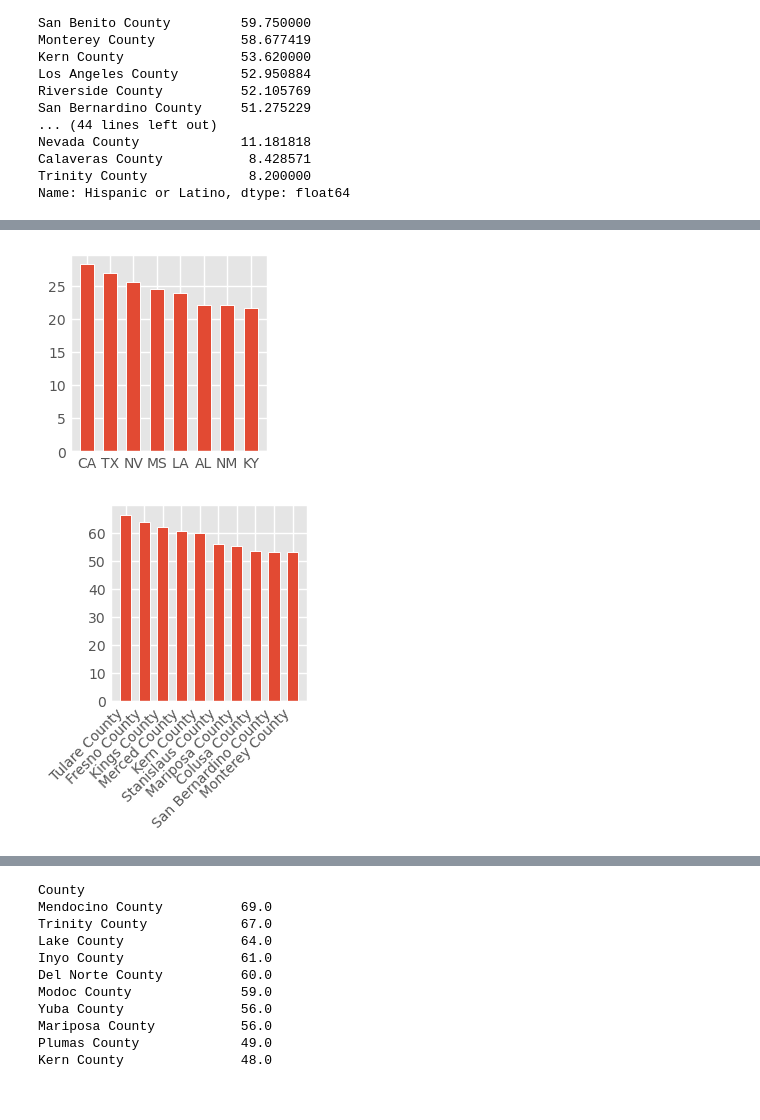
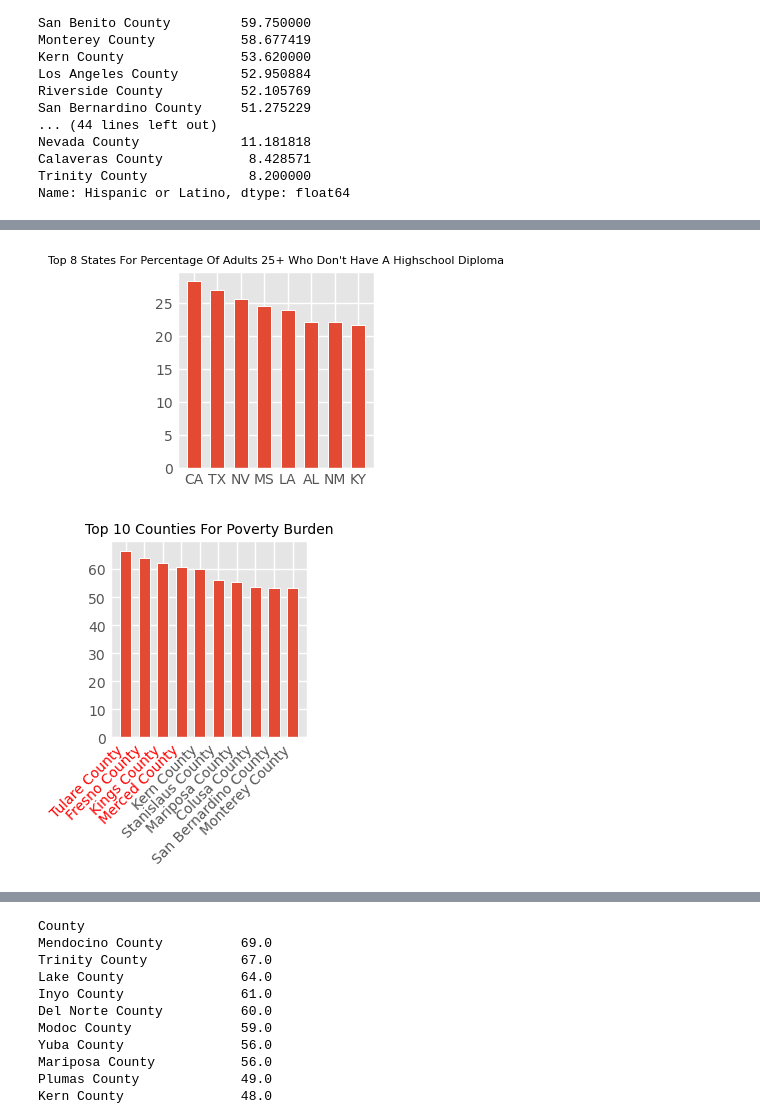
Before and after one commit to PerryWithAP/CDC-2026---Biokind-Team, a Jupyter notebook: Perry-Test.ipynb, the cells around one changed output, grey strips where cells are left out. Cells and saved outputs as stored; diff of their text form; code cells hidden in the pictures.

```diff
--- a/Perry-Test.ipynb
+++ b/Perry-Test.ipynb
@@ -498,3 +499,17 @@ Nevada County             11.181818
 Calaveras County           8.428571
 Trinity County             8.200000
 Name: Hispanic or Latino, dtype: float64
+# %%
+DF_CA_agg_Hispanic_top_10 = DF_CA_agg_Hispanic_Sorted[:5]
+
+plt.style.use('ggplot')
+
+fig, ax = plt.subplots()
+
+ax.bar(DF_CA_agg_Hispanic_top_10.index, DF_CA_agg_Hispanic_top_10, width=.6, edgecolor="white", linewidth=0.7)
+
+ax.set_xticks(DF_CA_agg_Hispanic_top_10.index)
+ax.set_xticklabels(DF_CA_agg_Hispanic_top_10.index, rotation=45, ha='right')
+ax.set_title("Top 5 Counties For Hispanic And Latino Percentage", fontsize=10)
+
+plt.show()
@@ -505,23 +522,23 @@ DF_CA_agg_White_Sorted
 # %%
 
 DF_MEANS_HS_Top_5 = DF_MEANS_HS[1:9]
 
 import matplotlib.pyplot as plt
 import numpy as np
 
 plt.style.use('ggplot')
 
 fig, ax = plt.subplots()
 
 ax.bar(DF_MEANS_HS_Top_5.index, DF_MEANS_HS_Top_5[0], width=.6, edgecolor="white", linewidth=0.7)
 
-
+ax.set_title("Top 8 States For Percentage Of Adults 25+ Who Don't Have A Highschool Diploma", fontsize=8)
 
 
 
 plt.show()
 # %% [output]
-[figure, old version]
+[figure, new version]
 # %%
 DF_CA_agg_Poverty_top_10 = DF_CA_agg_Poverty_Sorted[:10]
 
@@ -533,10 +550,16 @@ ax.bar(DF_CA_agg_Poverty_top_10.index, DF_CA_agg_Poverty_top_10, width=.6, edgec
 
 ax.set_xticks(DF_CA_agg_Poverty_top_10.index)
 ax.set_xticklabels(DF_CA_agg_Poverty_top_10.index, rotation=45, ha='right')
+ax.set_title("Top 10 Counties For Poverty Burden", fontsize=10)
+plt.gca().get_xticklabels()[0].set_color('red')
+plt.gca().get_xticklabels()[1].set_color('red')
+plt.gca().get_xticklabels()[2].set_color('red')
+plt.gca().get_xticklabels()[3].set_color('red')
+
 
 plt.show()
 # %% [output]
-[figure, old version]
+[figure, new version]
 # %%
 DF_CA_agg_Education_top_10 = DF_CA_agg_Education_Sorted[:10]
 
```
Also changed, not shown: parts of 10 cells of this notebook, 1 other file.
